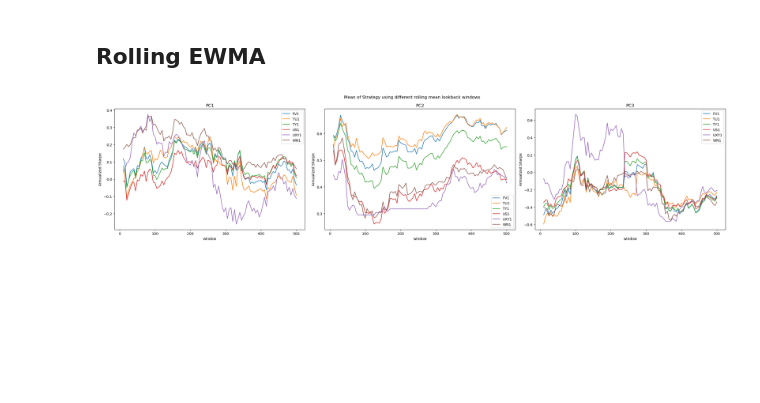
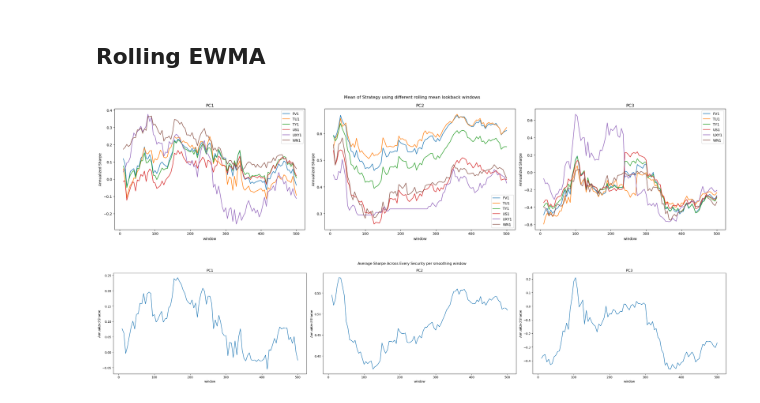
Before and after one commit to diegodalvarez/TreasuryInflationPCA, a Jupyter notebook: root/DataQuality/RollingMeanReplacement.ipynb, the cells around one changed output. Drawn from its saved outputs; the diff is of its cells as text; code cells hidden in the pictures; blank space fills up the shorter version.

```diff
--- a/root/DataQuality/RollingMeanReplacement.ipynb
+++ b/root/DataQuality/RollingMeanReplacement.ipynb
@@ -38,7 +39,7 @@ def _get_pca(df: pd.DataFrame) -> pd.DataFrame:
 
     return data
 # %%
-def _lag_siganl(df: pd.DataFrame) -> pd.DataFrame:
+def _lag_signal(df: pd.DataFrame) -> pd.DataFrame:
 
     df_out = (df.sort_values(
         "date").
@@ -58,7 +59,7 @@ def get_baseline_sharpe() -> pd.DataFrame:
         reset_index().
         assign(spread = lambda x: x.breakeven - x.inflation).
         groupby("variable").
-        apply(_lag_siganl, include_groups = False).
+        apply(_lag_signal, include_groups = False).
         reset_index().
         drop(columns = ["level_1"]).
         dropna()
@@ -163,6 +164,8 @@ def _get_roll_mean_sharpe(window: int) -> pd.DataFrame:
 
     return df_sharpe
 # %%
-windows = list(range(10, 501, 5))
-df_out  = pd.concat([_get_roll_mean_sharpe(window) for window in windows])
+windows          = list(range(10, 501, 5))
+df_window_sharpe = pd.concat([
+    _get_roll_mean_sharpe(window)
+    for window in tqdm(windows, desc="Processing Windows")])
 # %%
@@ -190,2 +193,38 @@ plot_rolling_sharpe(df_out)
 # %% [output]
 [figure]
+# %%
+def get_avg_sharpe(df_window_sharpe: pd.DataFrame) -> pd.DataFrame:
+
+    df_avg_sharpe = (df_window_sharpe.drop(
+        columns = ["security"]).
+        groupby(["variable", "window"]).
+        agg("mean").
+        reset_index())
+
+    return df_avg_sharpe
+
+df_avg_sharpe = get_avg_sharpe(df_window_sharpe)
+# %%
+def plot_avg_shapre(df_avg_sharpe: pd.DataFrame) -> plt.Figure:
+
+    variables = df_avg_sharpe.variable.drop_duplicates().sort_values().to_list()
+    fig, axes = plt.subplots(ncols = len(variables), figsize = (30,6))
+
+    for variable, ax in zip(variables, axes.flatten()):
+
+        (df_avg_sharpe.query(
+            "variable == @variable").
+            set_index("window")
+            [["sharpe"]].
+            plot(
+                ax     = ax,
+                legend = False,
+                title  = variable,
+                ylabel = "Annualized Sharpe"))
+
+    fig.suptitle("Average Sharpe Across Every Security per smoothing window")
+    plt.tight_layout()
+
+plot_avg_shapre(df_avg_sharpe)
+# %% [output]
+[figure, added]
```
Also changed, not shown: parts of 2 cells of this notebook, 4 other files.
